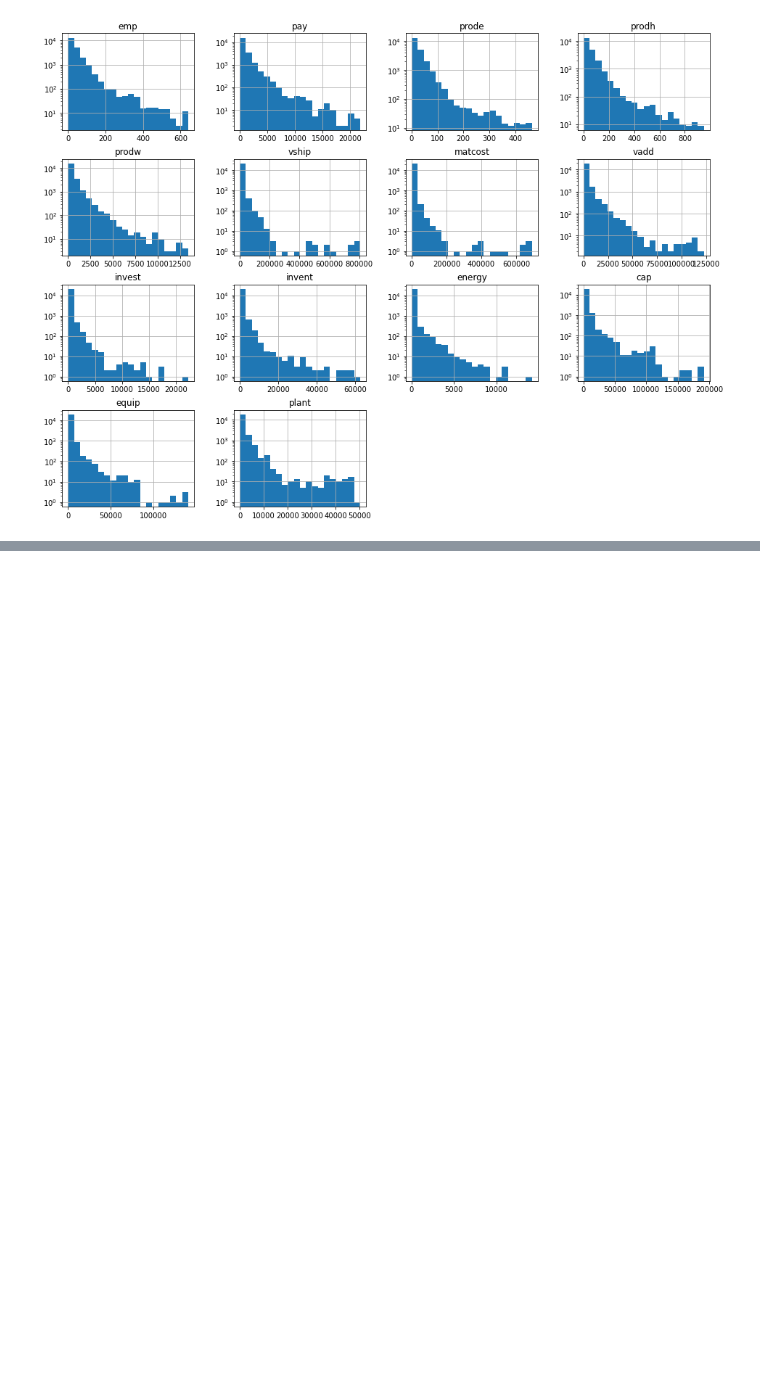
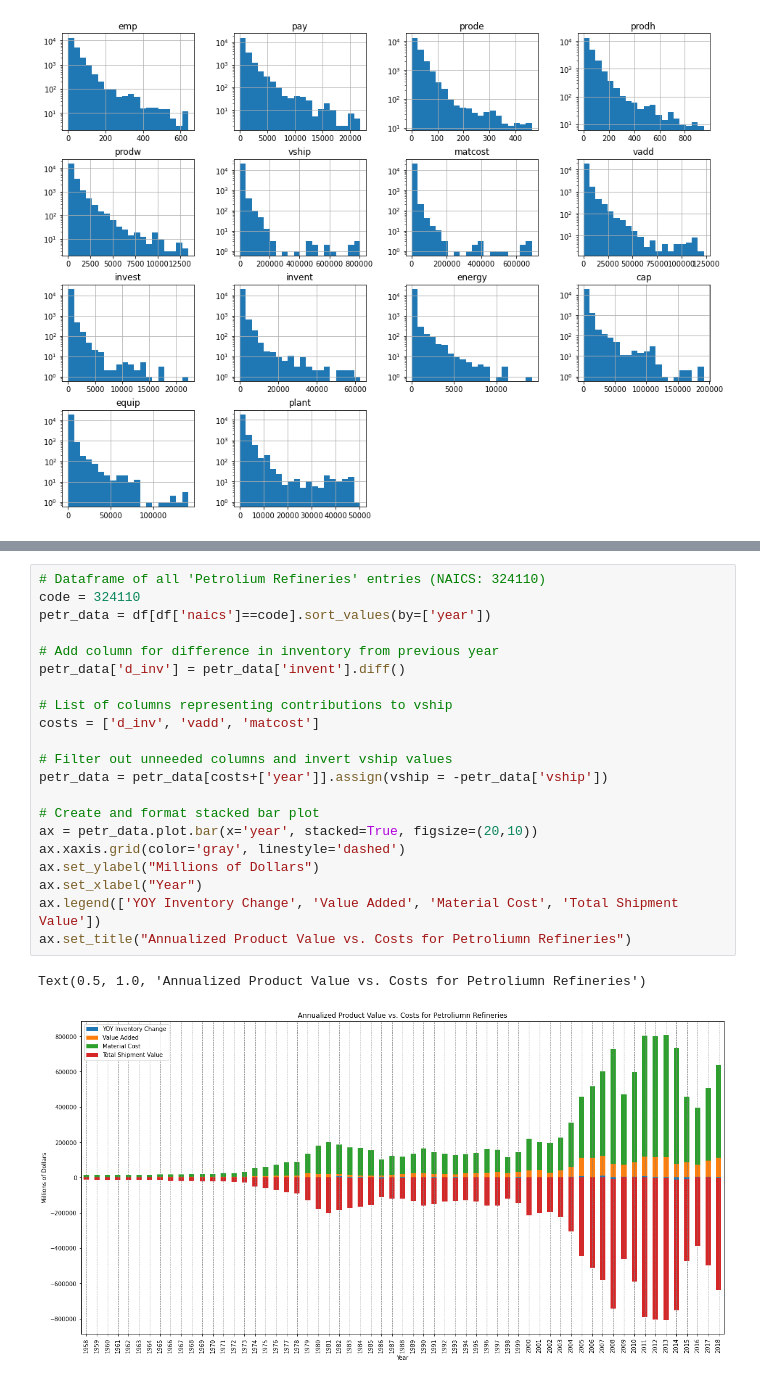
Before and after one commit to yairg98/Data-Driven-Problem-Solving, a Jupyter notebook: Midterm Project/Part 2/part2.ipynb, the cells around one changed output, grey strips where cells are left out. Saved outputs shown, nothing was run; the diff lists cells and outputs as text; blank space fills up the shorter version.

```diff
--- a/Midterm Project/Part 2/part2.ipynb
+++ b/Midterm Project/Part 2/part2.ipynb
@@ -245,0 +251,24 @@ fig2.show()
+# %%
+# Dataframe of all 'Petrolium Refineries' entries (NAICS: 324110)
+code = 324110
+petr_data = df[df['naics']==code].sort_values(by=['year'])
+
+# Add column for difference in inventory from previous year
+petr_data['d_inv'] = petr_data['invent'].diff()
+
+# List of columns representing contributions to vship
+costs = ['d_inv', 'vadd', 'matcost']
+
+# Filter out unneeded columns and invert vship values
+petr_data = petr_data[costs+['year']].assign(vship = -petr_data['vship'])
+
+# Create and format stacked bar plot
+ax = petr_data.plot.bar(x='year', stacked=True, figsize=(20,10))
+ax.xaxis.grid(color='gray', linestyle='dashed')
+ax.set_ylabel("Millions of Dollars")
+ax.set_xlabel("Year")
+ax.legend(['YOY Inventory Change', 'Value Added', 'Material Cost', 'Total Shipment Value'])
+ax.set_title("Annualized Product Value vs. Costs for Petroliumn Refineries")
+# %% [output]
+Text(0.5, 1.0, 'Annualized Product Value vs. Costs for Petroliumn Refineries')
+[figure, added]
```
Also changed, not shown: parts of 8 cells of this notebook.
